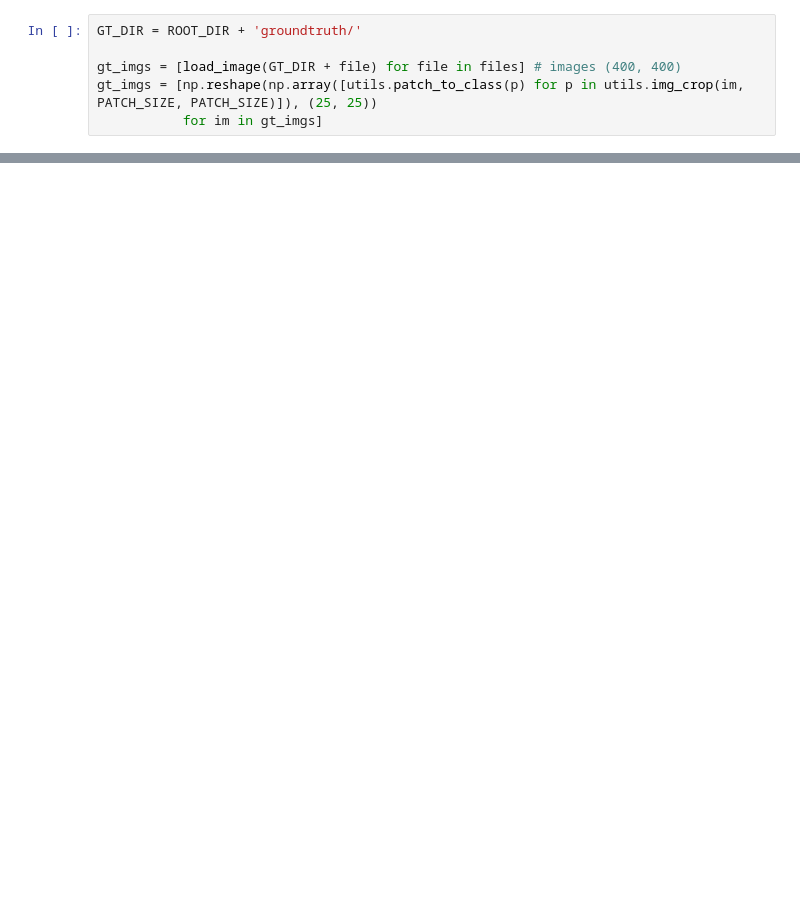
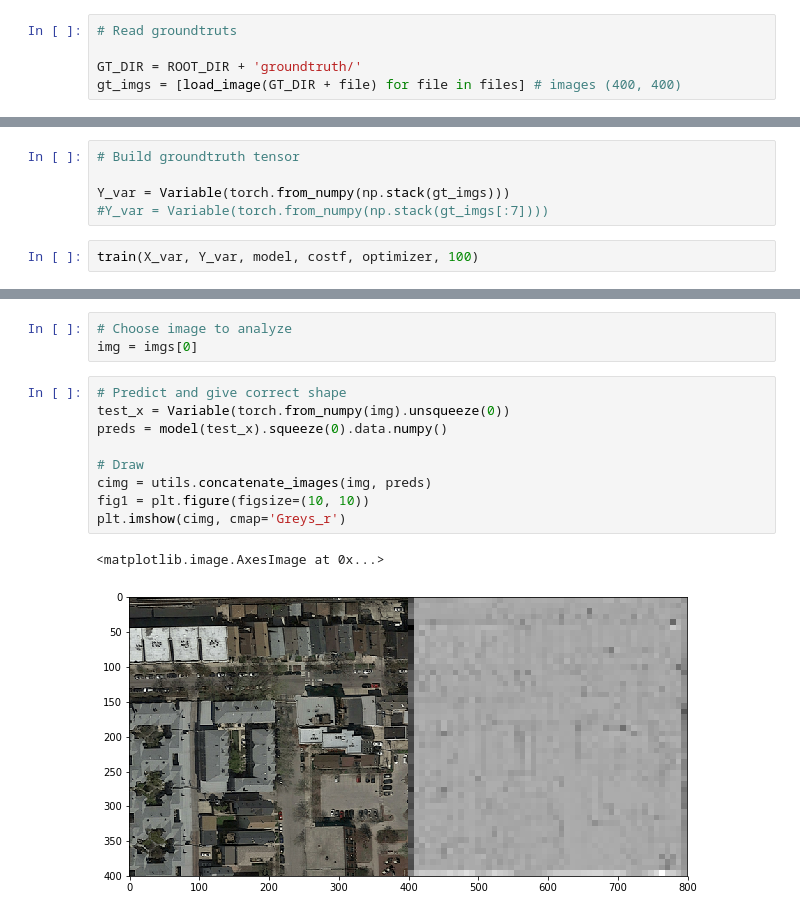
Before and after one commit to Amaumaury/MachineLearning-RoadSegmentation, a Jupyter notebook: Full Pytorch.ipynb, the cells around one changed output, grey strips where cells are left out. Saved outputs shown, nothing was run; the diff lists cells and outputs as text; blank space fills up the shorter version.

Commit message:
Functional pipeline for training

```diff
--- a/Full Pytorch.ipynb
+++ b/Full Pytorch.ipynb
@@ -55,6 +128,5 @@ torch.Size([100, 3, 25, 25])
 # %%
+# Read groundtruts
+
 GT_DIR = ROOT_DIR + 'groundtruth/'
-
 gt_imgs = [load_image(GT_DIR + file) for file in files] # images (400, 400)
-gt_imgs = [np.reshape(np.array([utils.patch_to_class(p) for p in utils.img_crop(im, PATCH_SIZE, PATCH_SIZE)]), (25, 25))
-           for im in gt_imgs]
@@ -66,0 +133,7 @@ torch.Size([100, 25, 25])
+# %%
+# Build groundtruth tensor
+
+Y_var = Variable(torch.from_numpy(np.stack(gt_imgs)))
+#Y_var = Variable(torch.from_numpy(np.stack(gt_imgs[:7])))
+# %%
+train(X_var, Y_var, model, costf, optimizer, 100)
@@ -66,0 +151,15 @@ torch.Size([100, 25, 25])
+# %%
+# Choose image to analyze
+img = imgs[0]
+# %%
+# Predict and give correct shape
+test_x = Variable(torch.from_numpy(img).unsqueeze(0))
+preds = model(test_x).squeeze(0).data.numpy()
+
+# Draw
+cimg = utils.concatenate_images(img, preds)
+fig1 = plt.figure(figsize=(10, 10))
+plt.imshow(cimg, cmap='Greys_r')
+# %% [output]
+<matplotlib.image.AxesImage at 0x...>
+[figure, added]
```
Also changed, not shown: parts of 16 cells of this notebook.
